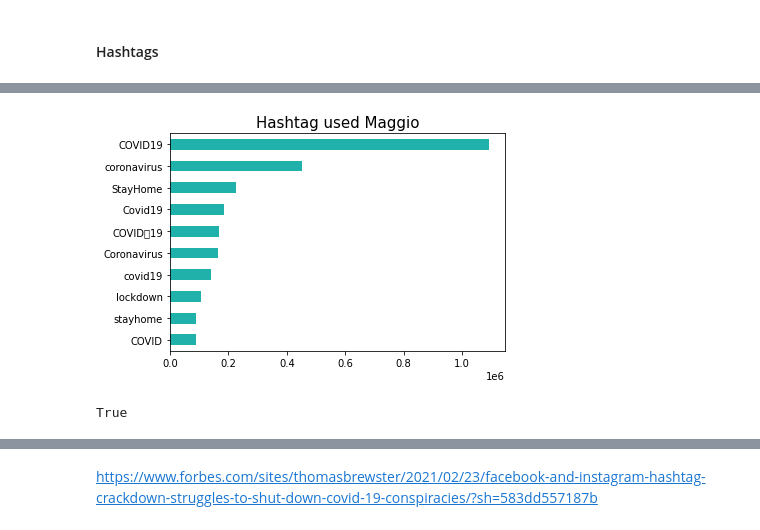
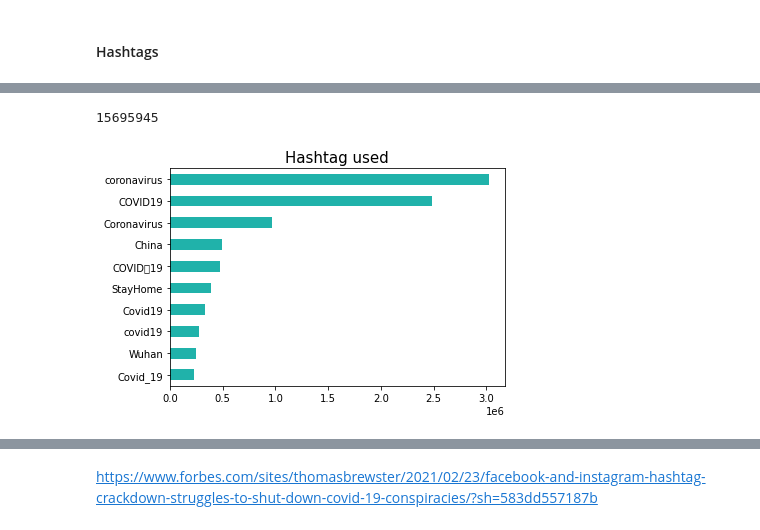
Before and after one commit to gi-ux/BachelorProject, a Jupyter notebook: notebook/misc/Process_Tweets.ipynb, the cells around one changed output, grey strips where cells are left out. Drawn from its saved outputs; the diff is of its cells as text; code cells hidden in the pictures.

Commit message:
Hashtag timeline sage

```diff
--- a/notebook/misc/Process_Tweets.ipynb
+++ b/notebook/misc/Process_Tweets.ipynb
@@ -654,5 +654,8 @@ for i in xy:
 #### Hashtags
 # %%
 paths = glob.glob("F:/Supsi/COVID-19-Tweets/large_files/hashtags/*.csv")
-x = pd.read_csv(paths[4], lineterminator="\n")
-x.rename(columns={})
+x = pd.DataFrame()
+from tqdm import tqdm
+for p in tqdm(paths):
+    df_n = pd.read_csv(p, lineterminator="\n")
+    x = x.append(df_n)
@@ -673 +662,5 @@ x.rename(columns={})
+# %%
+len(x)
+# %% [output]
+15695945
 # %%
@@ -697,19 +690,13 @@ def plot_lines(hash_date, hashtags):
 # %%
 val = pd.Series(tweets_utils.hashtag_process(x))
 val = val.value_counts().sort_values(ascending=False)
 fig = plt.figure()
 ax = val[:10].plot(kind='barh', color='lightseagreen') #red #darkturquoise
-ax.set_title('Hashtag used Maggio', fontsize=15)
+ax.set_title('Hashtag used', fontsize=15)
 ax.invert_yaxis()
 plt.show()
 # %% [output]
-[figure, old version]
+[figure, new version]
-# %%
-k = list(val.keys())
-"Qanon" in k
-"pizzagate"
-# %% [output]
-True
 # %%
 importlib.reload(tweets_utils)
 x = x.dropna()
```
Also changed, not shown: parts of 7 cells of this notebook, 1 other file.
